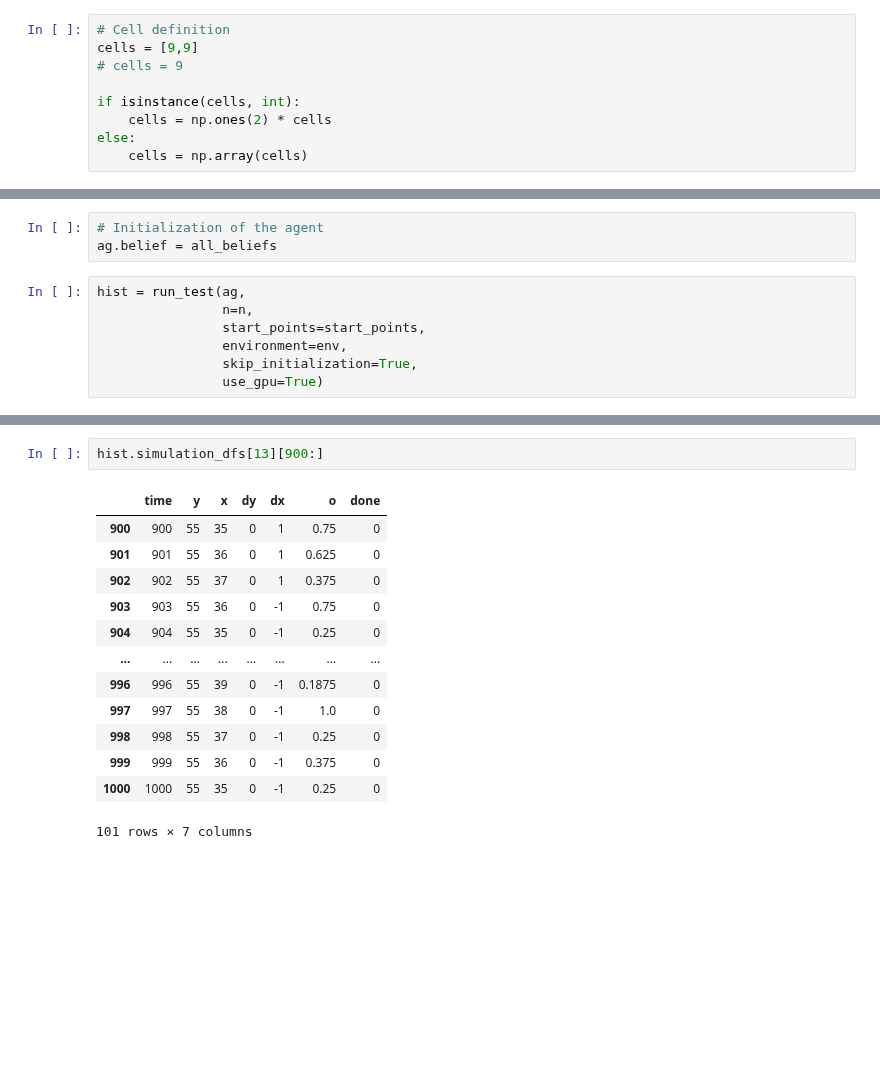
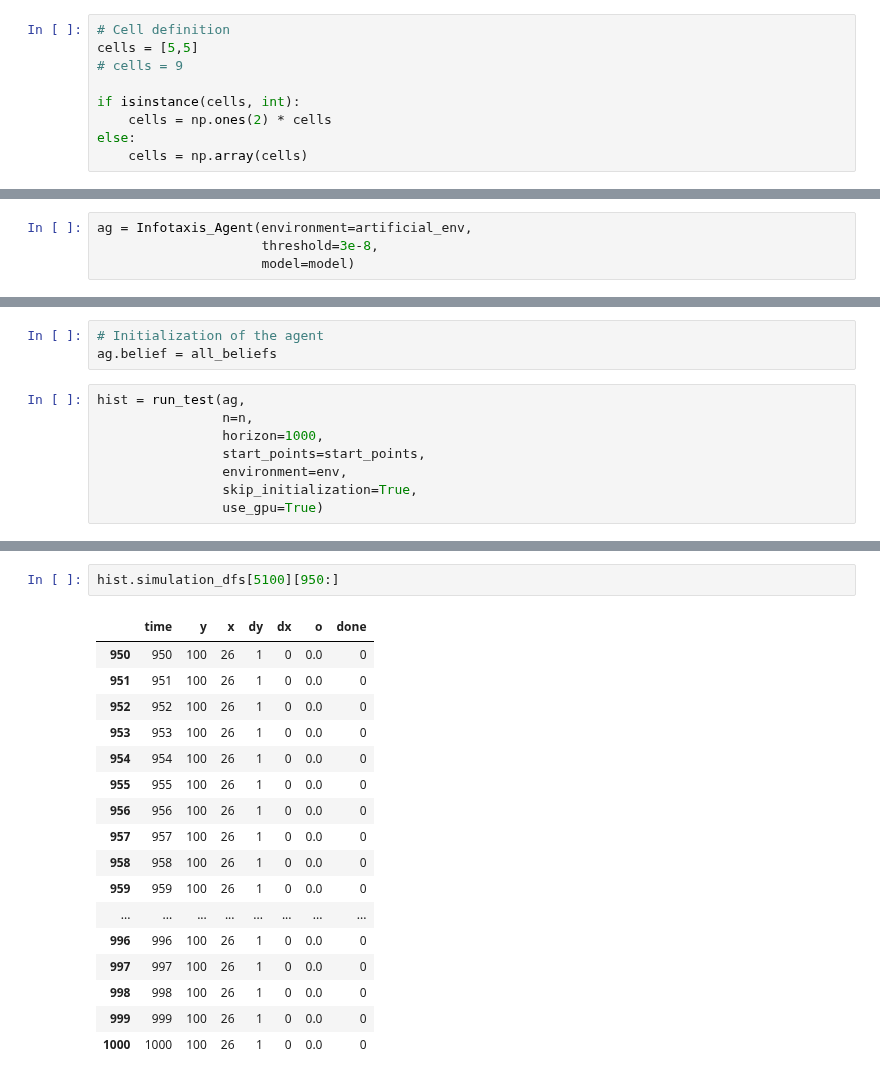
Before and after one commit to PimLb/olfactory-navigation, a Jupyter notebook: experiments/sea-robins/position_layer_model.ipynb, the cells around one changed output, grey strips where cells are left out. Drawn from its saved outputs; the diff is of its cells as text; blank space fills up the shorter version.

```diff
--- a/experiments/sea-robins/position_layer_model.ipynb
+++ b/experiments/sea-robins/position_layer_model.ipynb
@@ -46,7 +46,7 @@ plt.imshow(multiple_samples[4], cmap='Greys')
 ### Basic cell and states
 # %%
 # Cell definition
-cells = [9,9]
+cells = [5,5]
 # cells = 9
 
 if isinstance(cells, int):
@@ -377,3 +506,7 @@ Summary of Point Based Value Iteration run
+# %%
+ag = Infotaxis_Agent(environment=artificial_env,
+                     threshold=3e-8,
+                     model=model)
 # %% [markdown]
 ## Testing agent
 # %%
@@ -462,6 +582,7 @@ ag.belief = all_beliefs
 # %%
 hist = run_test(ag,
                 n=n,
+                horizon=1000,
                 start_points=start_points,
                 environment=env,
                 skip_initialization=True,
@@ -497,16 +620,20 @@ hist.plot(13, ax= ax)
 # %%
-hist.simulation_dfs[13][900:]
+hist.simulation_dfs[5100][950:]
 # %% [output]
 |  | time | y | x | dy | dx | o | done |
-| 900 | 900 | 55 | 35 | 0 | 1 | 0.75 | 0 |
-| 901 | 901 | 55 | 36 | 0 | 1 | 0.625 | 0 |
-| 902 | 902 | 55 | 37 | 0 | 1 | 0.375 | 0 |
-| 903 | 903 | 55 | 36 | 0 | -1 | 0.75 | 0 |
-| 904 | 904 | 55 | 35 | 0 | -1 | 0.25 | 0 |
+| 950 | 950 | 100 | 26 | 1 | 0 | 0.0 | 0 |
+| 951 | 951 | 100 | 26 | 1 | 0 | 0.0 | 0 |
+| 952 | 952 | 100 | 26 | 1 | 0 | 0.0 | 0 |
+| 953 | 953 | 100 | 26 | 1 | 0 | 0.0 | 0 |
+| 954 | 954 | 100 | 26 | 1 | 0 | 0.0 | 0 |
+| 955 | 955 | 100 | 26 | 1 | 0 | 0.0 | 0 |
+| 956 | 956 | 100 | 26 | 1 | 0 | 0.0 | 0 |
+| 957 | 957 | 100 | 26 | 1 | 0 | 0.0 | 0 |
+| 958 | 958 | 100 | 26 | 1 | 0 | 0.0 | 0 |
+| 959 | 959 | 100 | 26 | 1 | 0 | 0.0 | 0 |
 | ... | ... | ... | ... | ... | ... | ... | ... |
-| 996 | 996 | 55 | 39 | 0 | -1 | 0.1875 | 0 |
-| 997 | 997 | 55 | 38 | 0 | -1 | 1.0 | 0 |
-| 998 | 998 | 55 | 37 | 0 | -1 | 0.25 | 0 |
-| 999 | 999 | 55 | 36 | 0 | -1 | 0.375 | 0 |
-| 1000 | 1000 | 55 | 35 | 0 | -1 | 0.25 | 0 |
+| 996 | 996 | 100 | 26 | 1 | 0 | 0.0 | 0 |
+| 997 | 997 | 100 | 26 | 1 | 0 | 0.0 | 0 |
+| 998 | 998 | 100 | 26 | 1 | 0 | 0.0 | 0 |
+| 999 | 999 | 100 | 26 | 1 | 0 | 0.0 | 0 |
+| 1000 | 1000 | 100 | 26 | 1 | 0 | 0.0 | 0 |
-101 rows × 7 columns
```
Also changed, not shown: parts of 25 cells of this notebook, 2 other files.
